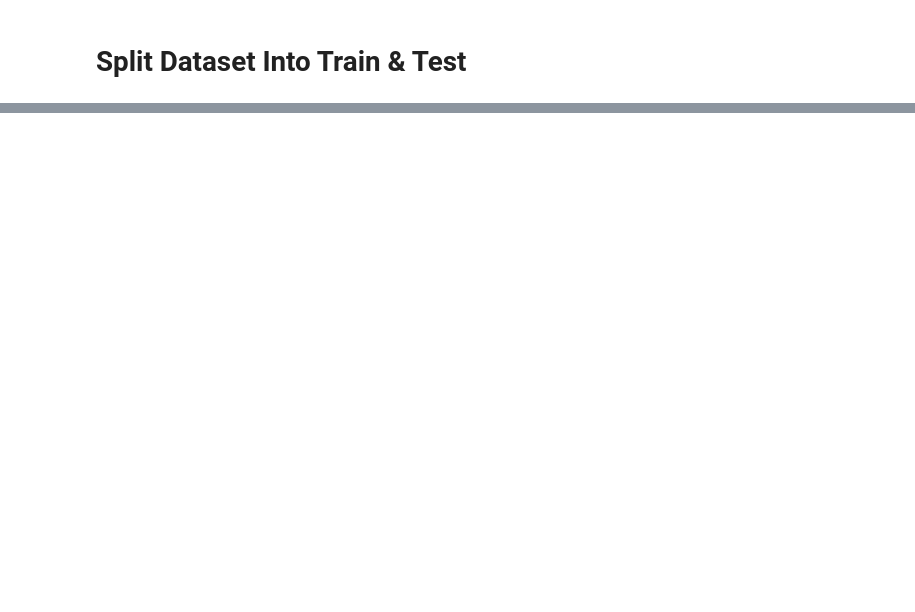
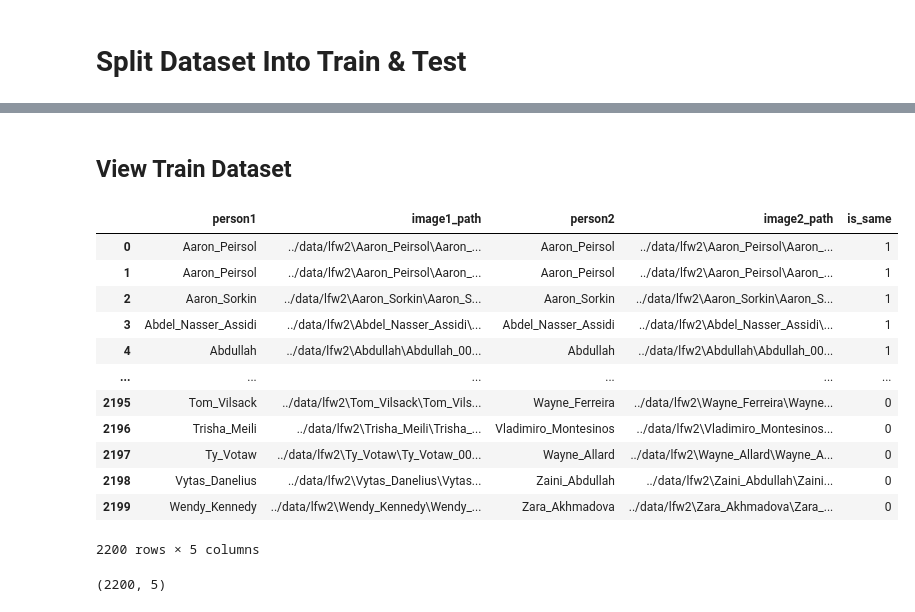
Before and after one commit to liav2002/One-Shot-Facial-Recognition, a Jupyter notebook: notebooks/EDA.ipynb, the cells around one changed output, grey strips where cells are left out. Saved outputs shown, nothing was run; the diff lists cells and outputs as text; code cells hidden in the pictures; blank space fills up the shorter version.

```diff
--- a/notebooks/EDA.ipynb
+++ b/notebooks/EDA.ipynb
@@ -169,0 +187,39 @@ plot_person_images(dataset_df, person_with_most_images)
+# %%
+def load_pairs_file(file_path, data_path):
+    pairs = []
+
+    with open(file_path, 'r') as file:
+        lines = file.readlines()
+        same_pairs_count = int(lines[0].strip())
+        total_pairs = len(lines) - 1
+
+        # Process same-person pairs
+        for line in lines[1:same_pairs_count + 1]:
+            parts = line.strip().split()
+            person_name = parts[0]
+            image1_path = os.path.join(data_path, person_name, f"{person_name}_{int(parts[1]):04d}.jpg")
+            image2_path = os.path.join(data_path, person_name, f"{person_name}_{int(parts[2]):04d}.jpg")
+            pairs.append({
+                "person1": person_name,
+                "image1_path": image1_path,
+                "person2": person_name,
+                "image2_path": image2_path,
+                "is_same": 1
+            })
+
+        # Process different-person pairs
+        for line in lines[same_pairs_count + 1:]:
+            parts = line.strip().split()
+            person1_name = parts[0]
+            image1_path = os.path.join(data_path, person1_name, f"{person1_name}_{int(parts[1]):04d}.jpg")
+            person2_name = parts[2]
+            image2_path = os.path.join(data_path, person2_name, f"{person2_name}_{int(parts[3]):04d}.jpg")
+            pairs.append({
+                "person1": person1_name,
+                "image1_path": image1_path,
+                "person2": person2_name,
+                "image2_path": image2_path,
+                "is_same": 0
+            })
+
+    return pd.DataFrame(pairs)
@@ -169,0 +231,22 @@ plot_person_images(dataset_df, person_with_most_images)
+# %% [markdown]
+## View Train Dataset
+# %%
+train_df
+# %% [output]
+|  | person1 | image1_path | person2 | image2_path | is_same |
+| 0 | Aaron_Peirsol | ../data/lfw2\Aaron_Peirsol\Aaron_... | Aaron_Peirsol | ../data/lfw2\Aaron_Peirsol\Aaron_... | 1 |
+| 1 | Aaron_Peirsol | ../data/lfw2\Aaron_Peirsol\Aaron_... | Aaron_Peirsol | ../data/lfw2\Aaron_Peirsol\Aaron_... | 1 |
+| 2 | Aaron_Sorkin | ../data/lfw2\Aaron_Sorkin\Aaron_S... | Aaron_Sorkin | ../data/lfw2\Aaron_Sorkin\Aaron_S... | 1 |
+| 3 | Abdel_Nasser_Assidi | ../data/lfw2\Abdel_Nasser_Assidi\... | Abdel_Nasser_Assidi | ../data/lfw2\Abdel_Nasser_Assidi\... | 1 |
+| 4 | Abdullah | ../data/lfw2\Abdullah\Abdullah_00... | Abdullah | ../data/lfw2\Abdullah\Abdullah_00... | 1 |
+| ... | ... | ... | ... | ... | ... |
+| 2195 | Tom_Vilsack | ../data/lfw2\Tom_Vilsack\Tom_Vils... | Wayne_Ferreira | ../data/lfw2\Wayne_Ferreira\Wayne... | 0 |
+| 2196 | Trisha_Meili | ../data/lfw2\Trisha_Meili\Trisha_... | Vladimiro_Montesinos | ../data/lfw2\Vladimiro_Montesinos... | 0 |
+| 2197 | Ty_Votaw | ../data/lfw2\Ty_Votaw\Ty_Votaw_00... | Wayne_Allard | ../data/lfw2\Wayne_Allard\Wayne_A... | 0 |
+| 2198 | Vytas_Danelius | ../data/lfw2\Vytas_Danelius\Vytas... | Zaini_Abdullah | ../data/lfw2\Zaini_Abdullah\Zaini... | 0 |
+| 2199 | Wendy_Kennedy | ../data/lfw2\Wendy_Kennedy\Wendy_... | Zara_Akhmadova | ../data/lfw2\Zara_Akhmadova\Zara_... | 0 |
+2200 rows × 5 columns
+# %%
+train_df.shape
+# %% [output]
+(2200, 5)
```
Also changed, not shown: parts of 34 cells of this notebook, 1 other file.
